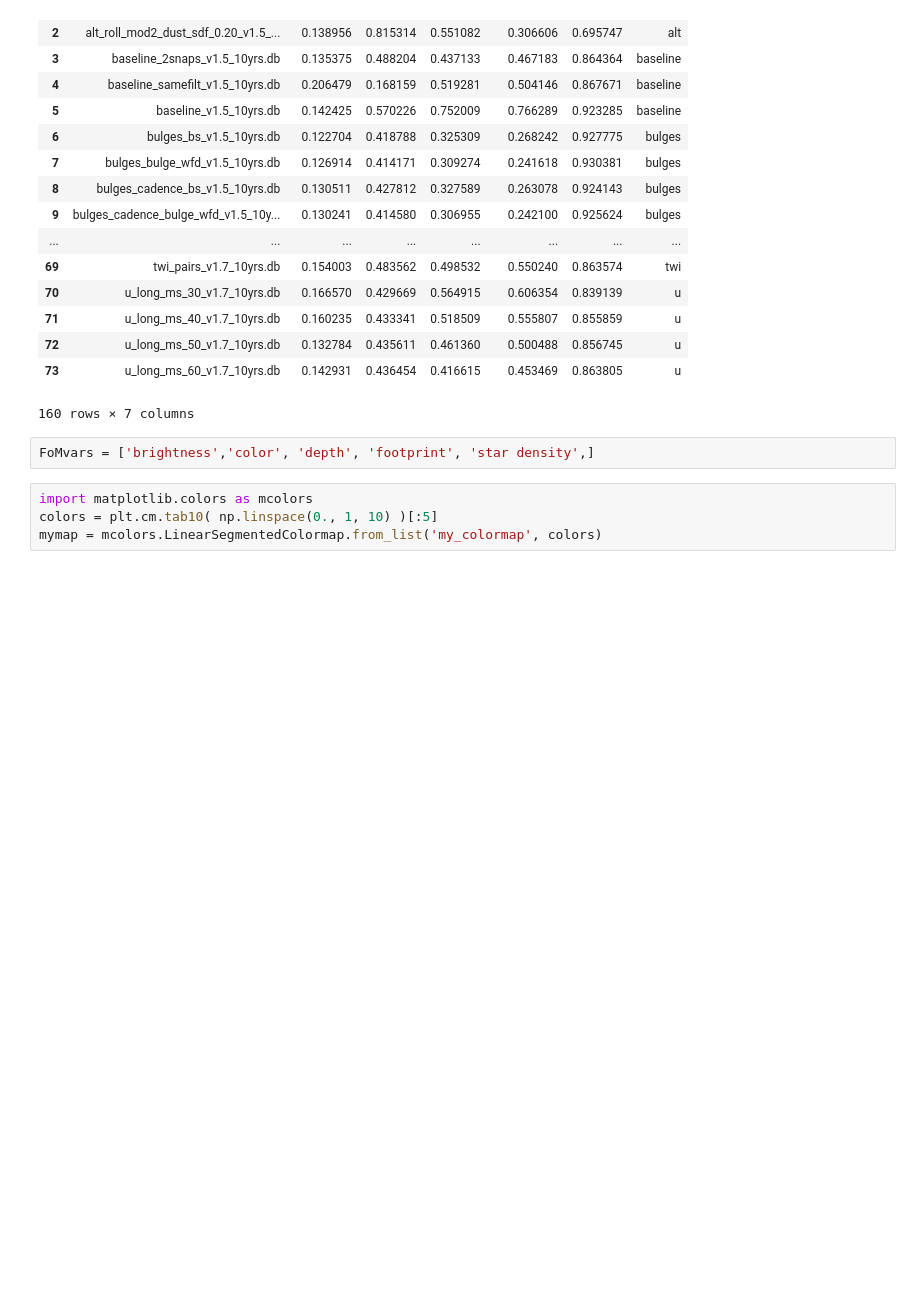
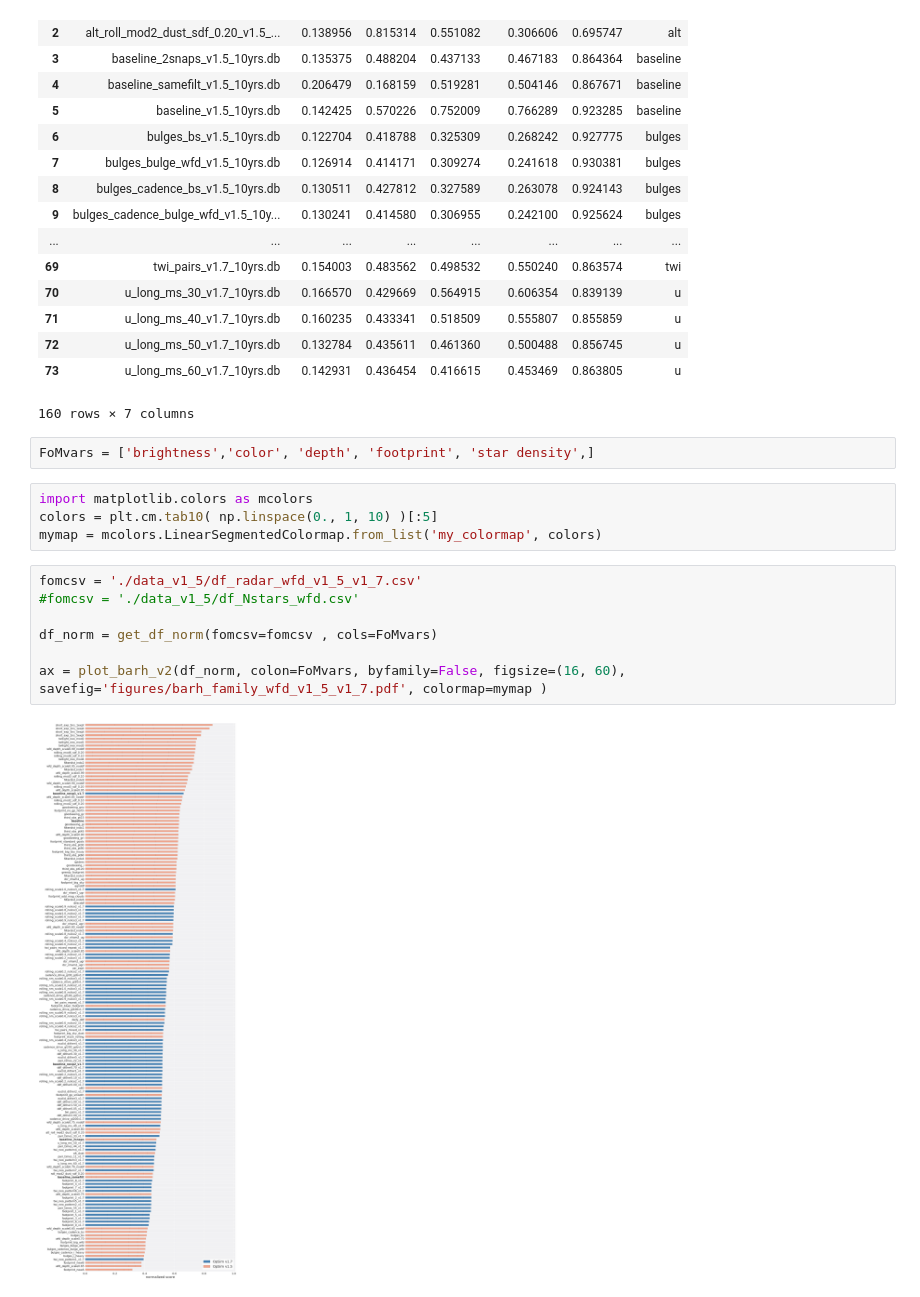
Before and after one commit to fedhere/LSSTunknowns, a Jupyter notebook: tdAnom/plot_barh_v1_5_v1_7.ipynb, the cells around one changed output. Saved outputs shown, nothing was run; the diff lists cells and outputs as text; blank space fills up the shorter version.

```diff
--- a/tdAnom/plot_barh_v1_5_v1_7.ipynb
+++ b/tdAnom/plot_barh_v1_5_v1_7.ipynb
@@ -365,3 +393,12 @@ FoMvars = ['brightness','color', 'depth', 'footprint', 'star density',]
 import matplotlib.colors as mcolors
 colors = plt.cm.tab10( np.linspace(0., 1, 10) )[:5]
 mymap = mcolors.LinearSegmentedColormap.from_list('my_colormap', colors)
+# %%
+fomcsv = './data_v1_5/df_radar_wfd_v1_5_v1_7.csv'
+#fomcsv = './data_v1_5/df_Nstars_wfd.csv'
+
+df_norm = get_df_norm(fomcsv=fomcsv , cols=FoMvars)
+
+ax = plot_barh_v2(df_norm, colon=FoMvars, byfamily=False, figsize=(16, 60), savefig='figures/barh_family_wfd_v1_5_v1_7.pdf', colormap=mymap )
+# %% [output]
+[figure, added]
```
Also changed, not shown: parts of 13 cells of this notebook, 17 other files.
